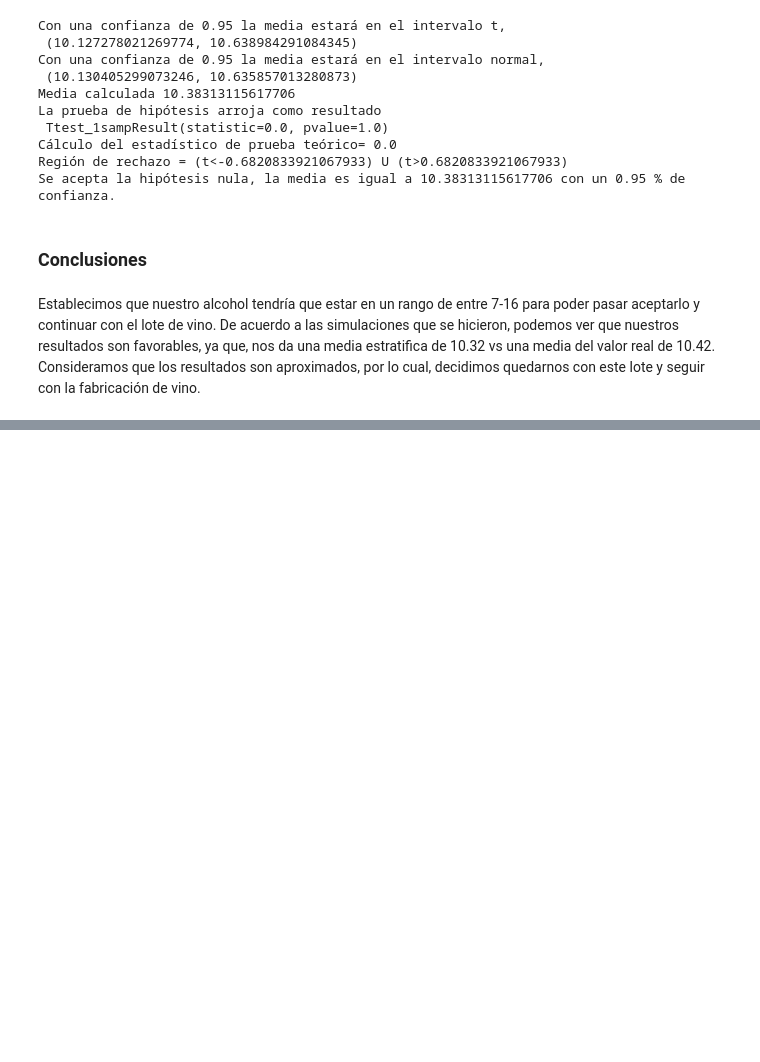
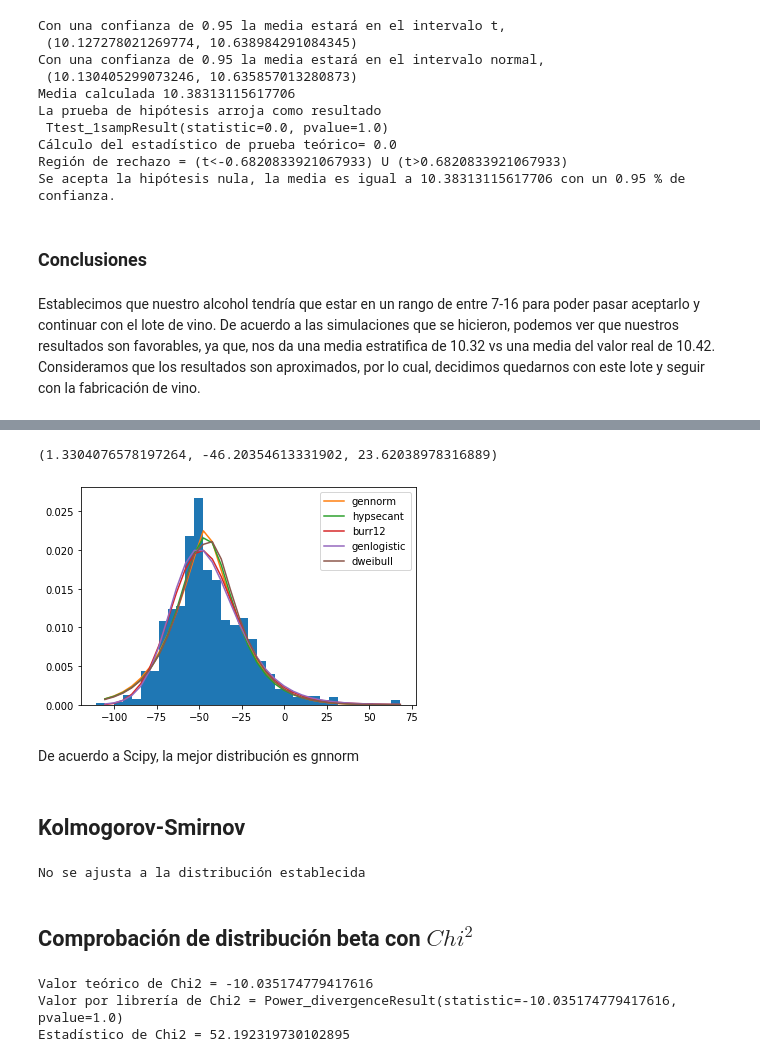
Before and after one commit to feramdor/Proyecto_Amador_Gonzalez, a Jupyter notebook: Proyecto_Amador_Gonzalez.ipynb, the cells around one changed output, grey strips where cells are left out. Saved outputs shown, nothing was run; the diff lists cells and outputs as text; code cells hidden in the pictures; blank space fills up the shorter version.

```diff
--- a/Proyecto_Amador_Gonzalez.ipynb
+++ b/Proyecto_Amador_Gonzalez.ipynb
@@ -869,0 +913,22 @@ Establecimos que nuestro alcohol tendría que estar en un rango de entre 7-16 pa
+# %%
+dist , p = best_fit_params(ndata_s)
+p
+# %% [output]
+(1.3304076578197264, -46.20354613331902, 23.62038978316889)
+[figure, added]
+# %% [markdown]
+De acuerdo a Scipy, la mejor distribución es gnnorm
+# %% [markdown]
+## Kolmogorov-Smirnov
+# %%
+smirnoff_de_tamarindo(ndata_s,dist,p)
+# %% [output]
+No se ajusta a la distribución establecida
+# %% [markdown]
+## Comprobación de distribución beta con $Chi^2$
+# %%
+chi2(dist, p, y, x[:-1])
+# %% [output]
+Valor teórico de Chi2 = -10.035174779417616
+Valor por librería de Chi2 = Power_divergenceResult(statistic=-10.035174779417616, pvalue=1.0)
+Estadístico de Chi2 = 52.192319730102895
```
Also changed, not shown: parts of 29 cells of this notebook.
